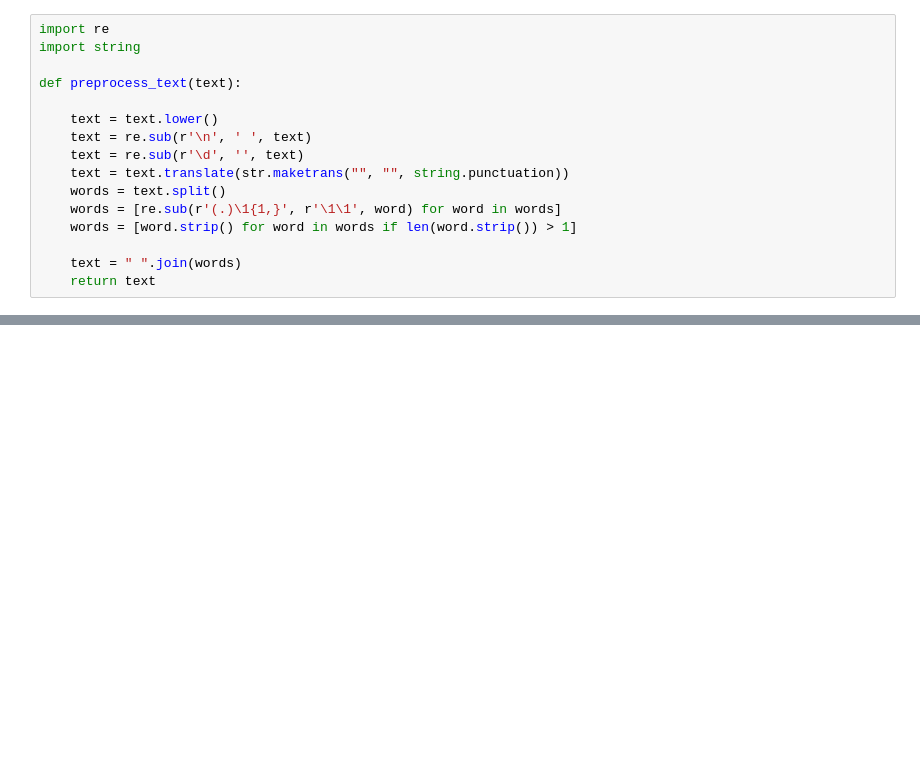
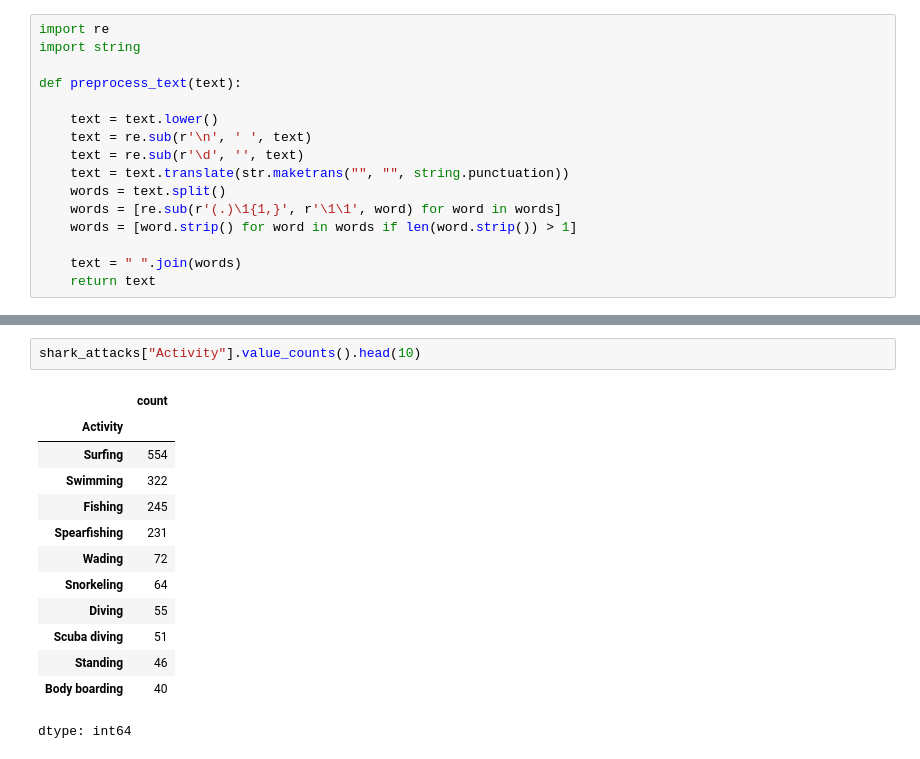
Before and after one commit to kamillaknudsen/tmdl, a Jupyter notebook: tmdl_final.ipynb, the cells around one changed output, grey strips where cells are left out. Drawn from its saved outputs; the diff is of its cells as text; blank space fills up the shorter version.

```diff
--- a/tmdl_final.ipynb
+++ b/tmdl_final.ipynb
@@ -153,0 +243,16 @@ shark_attacks
+# %%
+shark_attacks["Activity"].value_counts().head(10)
+# %% [output]
+|  | count |
+| Activity |  |
+| Surfing | 554 |
+| Swimming | 322 |
+| Fishing | 245 |
+| Spearfishing | 231 |
+| Wading | 72 |
+| Snorkeling | 64 |
+| Diving | 55 |
+| Scuba diving | 51 |
+| Standing | 46 |
+| Body boarding | 40 |
+dtype: int64
```
Also changed, not shown: parts of 10 cells of this notebook.
